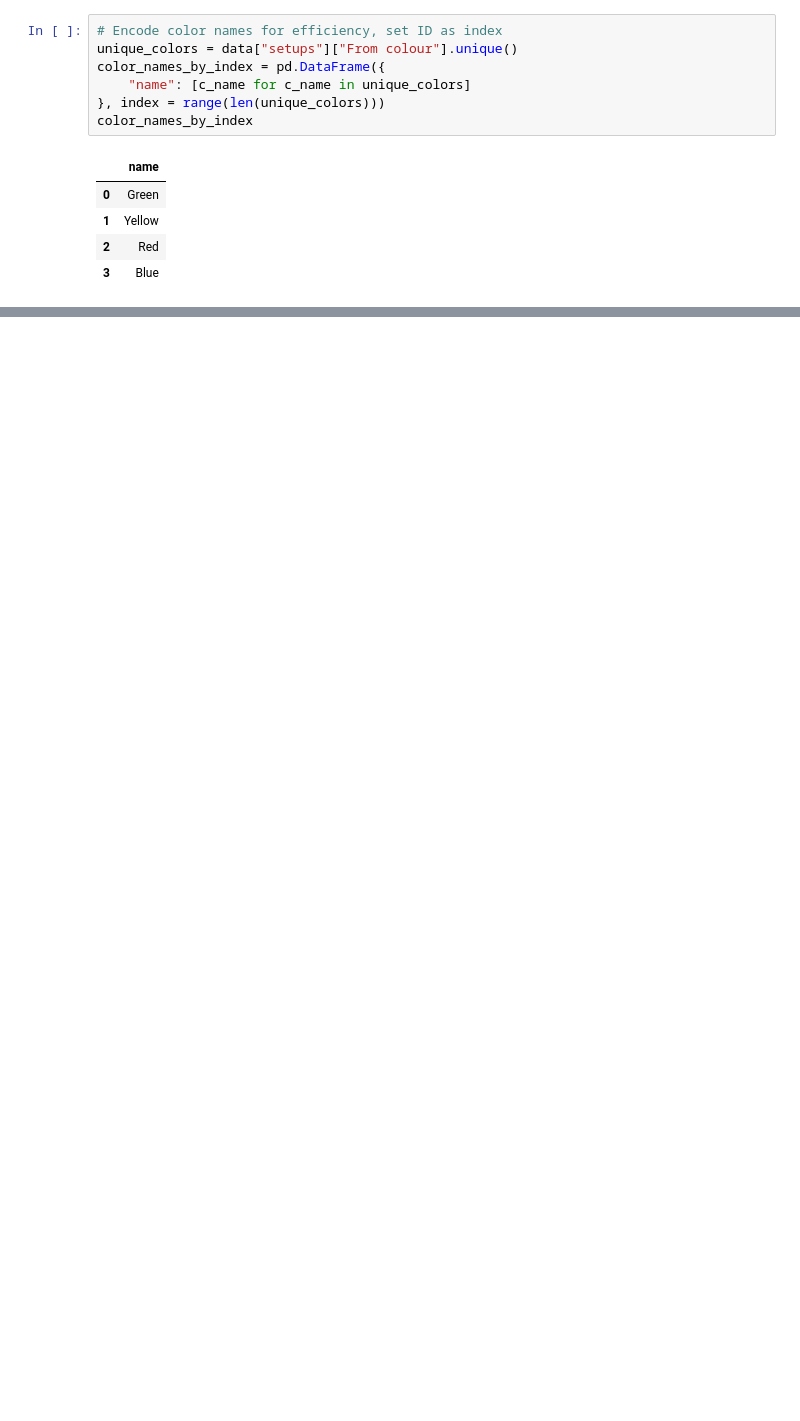
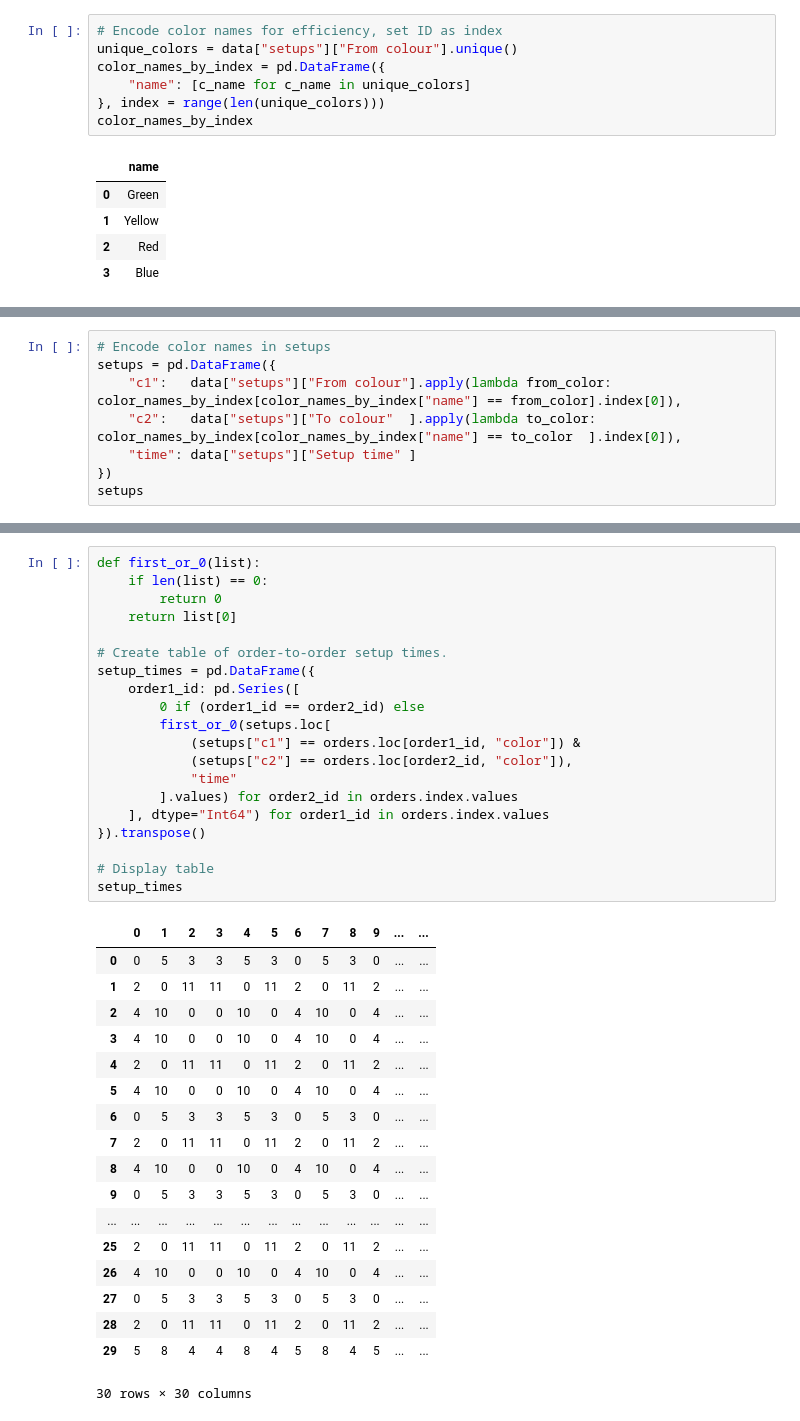
Before and after one commit to sebas-fontys/OR5-paintshop, a Jupyter notebook: solution.ipynb, the cells around one changed output, grey strips where cells are left out. Cells and saved outputs as stored; diff of their text form; blank space fills up the shorter version.

```diff
--- a/solution.ipynb
+++ b/solution.ipynb
@@ -92,0 +89,8 @@ setups
+# %%
+# Encode color names in setups
+setups = pd.DataFrame({
+    "c1":   data["setups"]["From colour"].apply(lambda from_color: color_names_by_index[color_names_by_index["name"] == from_color].index[0]),
+    "c2":   data["setups"]["To colour"  ].apply(lambda to_color:   color_names_by_index[color_names_by_index["name"] == to_color  ].index[0]),
+    "time": data["setups"]["Setup time" ]
+})
+setups
@@ -133,0 +141,39 @@ machines
+# %%
+def first_or_0(list):
+    if len(list) == 0:
+        return 0
+    return list[0]
+
+# Create table of order-to-order setup times.
+setup_times = pd.DataFrame({
+    order1_id: pd.Series([
+        0 if (order1_id == order2_id) else
+        first_or_0(setups.loc[
+            (setups["c1"] == orders.loc[order1_id, "color"]) &
+            (setups["c2"] == orders.loc[order2_id, "color"]),
+            "time"
+        ].values) for order2_id in orders.index.values
+    ], dtype="Int64") for order1_id in orders.index.values
+}).transpose()
+
+# Display table
+setup_times
+# %% [output]
+|  | 0 | 1 | 2 | 3 | 4 | 5 | 6 | 7 | 8 | 9 | ... | ... |
+| 0 | 0 | 5 | 3 | 3 | 5 | 3 | 0 | 5 | 3 | 0 | ... | ... |
+| 1 | 2 | 0 | 11 | 11 | 0 | 11 | 2 | 0 | 11 | 2 | ... | ... |
+| 2 | 4 | 10 | 0 | 0 | 10 | 0 | 4 | 10 | 0 | 4 | ... | ... |
+| 3 | 4 | 10 | 0 | 0 | 10 | 0 | 4 | 10 | 0 | 4 | ... | ... |
+| 4 | 2 | 0 | 11 | 11 | 0 | 11 | 2 | 0 | 11 | 2 | ... | ... |
+| 5 | 4 | 10 | 0 | 0 | 10 | 0 | 4 | 10 | 0 | 4 | ... | ... |
+| 6 | 0 | 5 | 3 | 3 | 5 | 3 | 0 | 5 | 3 | 0 | ... | ... |
+| 7 | 2 | 0 | 11 | 11 | 0 | 11 | 2 | 0 | 11 | 2 | ... | ... |
+| 8 | 4 | 10 | 0 | 0 | 10 | 0 | 4 | 10 | 0 | 4 | ... | ... |
+| 9 | 0 | 5 | 3 | 3 | 5 | 3 | 0 | 5 | 3 | 0 | ... | ... |
+| ... | ... | ... | ... | ... | ... | ... | ... | ... | ... | ... | ... | ... |
+| 25 | 2 | 0 | 11 | 11 | 0 | 11 | 2 | 0 | 11 | 2 | ... | ... |
+| 26 | 4 | 10 | 0 | 0 | 10 | 0 | 4 | 10 | 0 | 4 | ... | ... |
+| 27 | 0 | 5 | 3 | 3 | 5 | 3 | 0 | 5 | 3 | 0 | ... | ... |
+| 28 | 2 | 0 | 11 | 11 | 0 | 11 | 2 | 0 | 11 | 2 | ... | ... |
+| 29 | 5 | 8 | 4 | 4 | 8 | 4 | 5 | 8 | 4 | 5 | ... | ... |
+30 rows × 30 columns
```
Also changed, not shown: parts of 15 cells of this notebook.
